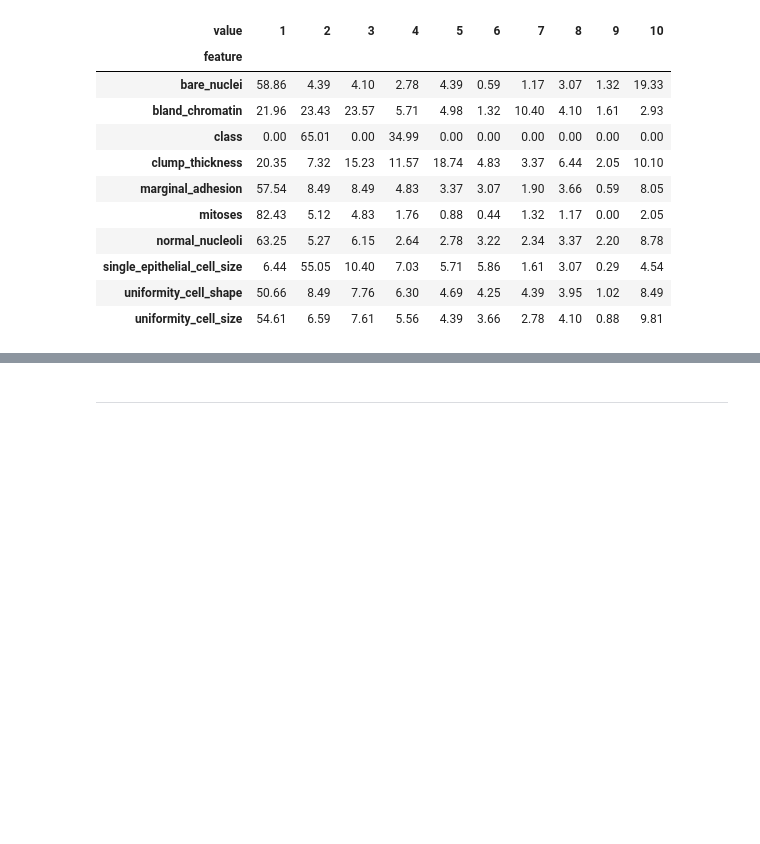
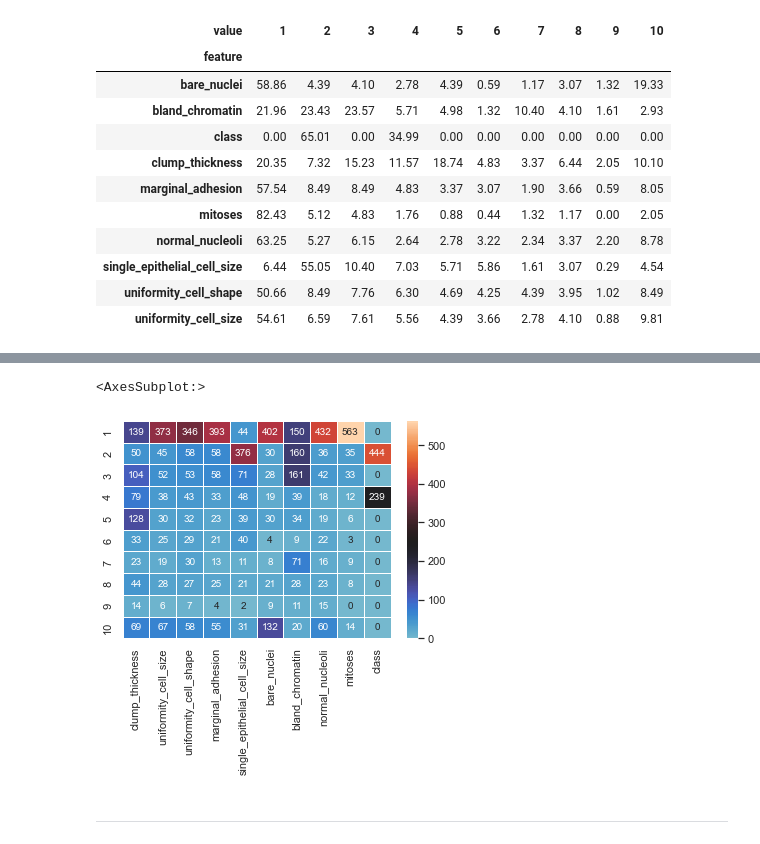
Before and after one commit to rromang/breast_cancer_classification, a Jupyter notebook: notebooks/initial.ipynb, the cells around one changed output, grey strips where cells are left out. Cells and saved outputs as stored; diff of their text form; code cells hidden in the pictures; blank space fills up the shorter version.

```diff
--- a/notebooks/initial.ipynb
+++ b/notebooks/initial.ipynb
@@ -458,3 +457,9 @@ cond_dist
 | single_epithelial_cell_size | 6.44 | 55.05 | 10.40 | 7.03 | 5.71 | 5.86 | 1.61 | 3.07 | 0.29 | 4.54 |
 | uniformity_cell_shape | 50.66 | 8.49 | 7.76 | 6.30 | 4.69 | 4.25 | 4.39 | 3.95 | 1.02 | 8.49 |
 | uniformity_cell_size | 54.61 | 6.59 | 7.61 | 5.56 | 4.39 | 3.66 | 2.78 | 4.10 | 0.88 | 9.81 |
+# %%
+#create dataframe with counts
+counts = df_dropped.apply(pd.value_counts)
+counts = counts.fillna(0)
+counts = counts.astype(int)
+counts.info()
@@ -461,3 +498,9 @@ cond_dist
+# %%
+_ = sns.heatmap(counts, annot=True, fmt='d', linewidths=0.5, center=250)
+_
+# %% [output]
+<AxesSubplot:>
+[figure, added]
 # %%
 #export dataframe to CSV
 df.to_csv('../data_processed/csv/wisconsin.csv')
```
Also changed, not shown: parts of 5 cells of this notebook.
